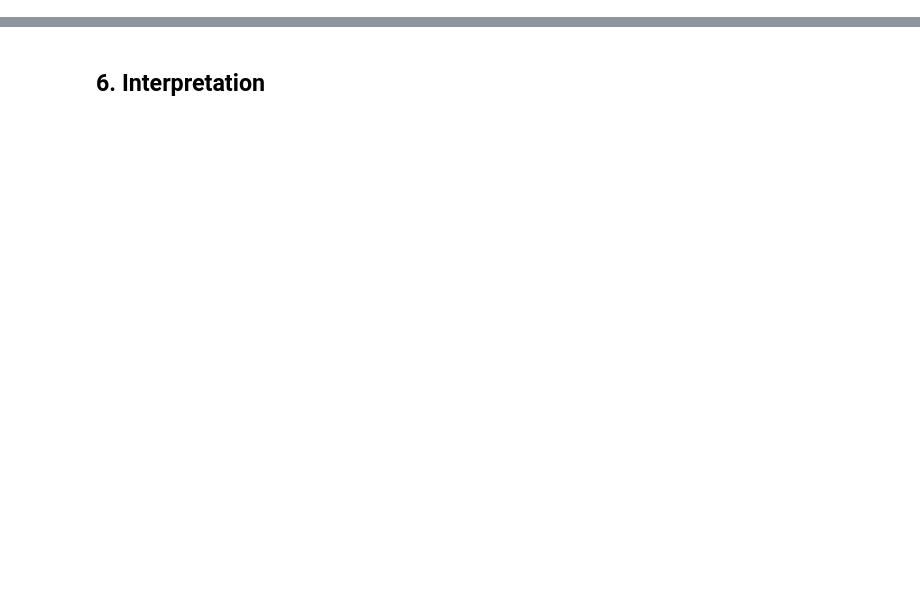
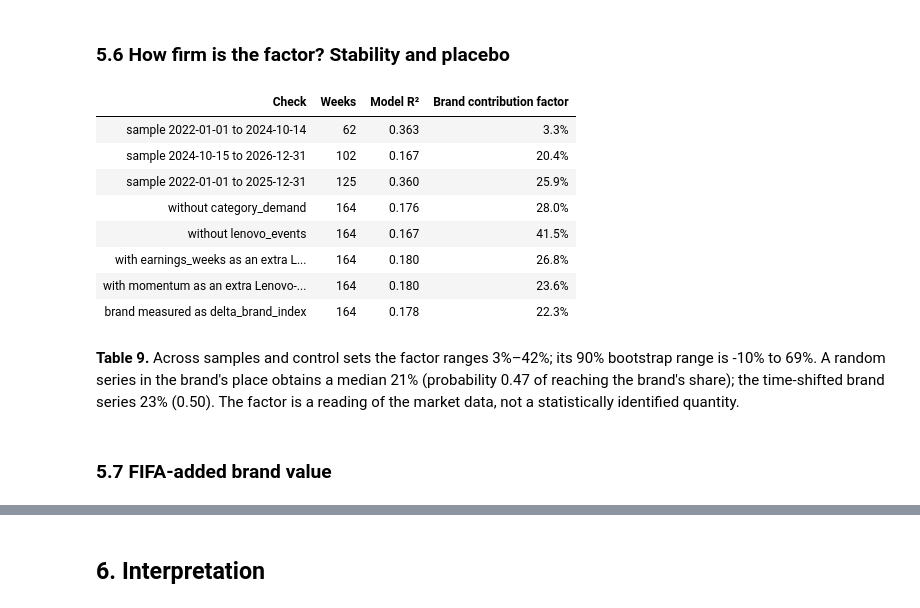
Before and after one commit to federicomeschini/SponsorshipIntelligence_Lenovo, a Jupyter notebook: reports/methods_annex/40_brand_value.ipynb, the cells around one changed output, grey strips where cells are left out. Cells and saved outputs as stored; diff of their text form; code cells hidden in the pictures; blank space fills up the shorter version.

```diff
--- a/reports/methods_annex/40_brand_value.ipynb
+++ b/reports/methods_annex/40_brand_value.ipynb
@@ -258,0 +299,25 @@ md(f"**Tables 7–8.** Routes with a statistically identified brand-to-money lin
+# %% [markdown]
+### 5.6 How firm is the factor? Stability and placebo
+# %%
+stab = pd.read_parquet(D + "stability.parquet")
+display(stab[["check", "weeks", "r2", "brand_share"]].rename(columns={"check": "Check", "weeks": "Weeks", "r2": "Model R²", "brand_share": "Brand contribution factor"})
+        .style.format({"Model R²": "{:.3f}", "Brand contribution factor": "{:.1%}"}).hide(axis="index"))
+P = dom["placebo"]
+md(f"**Table 9.** Across samples and control sets the factor ranges {dom['stability_summary']['brand_share_min']:.0%}–{dom['stability_summary']['brand_share_max']:.0%}; "
+   f"its 90% bootstrap range is {dom['values']['brand_share_90pct'][0]:.0%} to {dom['values']['brand_share_90pct'][1]:.0%}. "
+   f"A random series in the brand's place obtains a median {P['random_series']['median']:.0%} (probability {P['random_series']['probability_at_or_above_actual']:.2f} of reaching the brand's share); "
+   f"the time-shifted brand series {P['time_shifted_brand']['median']:.0%} ({P['time_shifted_brand']['probability_at_or_above_actual']:.2f}). "
+   "The factor is a reading of the market data, not a statistically identified quantity.")
+# %% [output]
+| Check | Weeks | Model R² | Brand contribution factor |
+| sample 2022-01-01 to 2024-10-14 | 62 | 0.363 | 3.3% |
+| sample 2024-10-15 to 2026-12-31 | 102 | 0.167 | 20.4% |
+| sample 2022-01-01 to 2025-12-31 | 125 | 0.360 | 25.9% |
+| without category_demand | 164 | 0.176 | 28.0% |
+| without lenovo_events | 164 | 0.167 | 41.5% |
+| with earnings_weeks as an extra L... | 164 | 0.180 | 26.8% |
+| with momentum as an extra Lenovo-... | 164 | 0.180 | 23.6% |
+| brand measured as delta_brand_index | 164 | 0.178 | 22.3% |
+**Table 9.** Across samples and control sets the factor ranges 3%–42%; its 90% bootstrap range is -10% to 69%. A random series in the brand's place obtains a median 21% (probability 0.47 of reaching the brand's share); the time-shifted brand series 23% (0.50). The factor is a reading of the market data, not a statistically identified quantity.
+# %% [markdown]
+### 5.7 FIFA-added brand value
```
Also changed, not shown: parts of 46 cells of this notebook, 15 other files.
